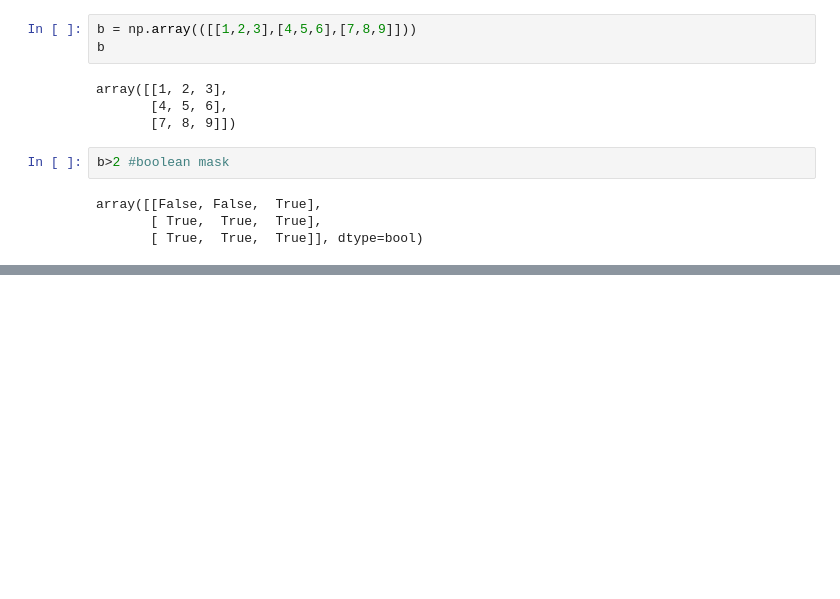
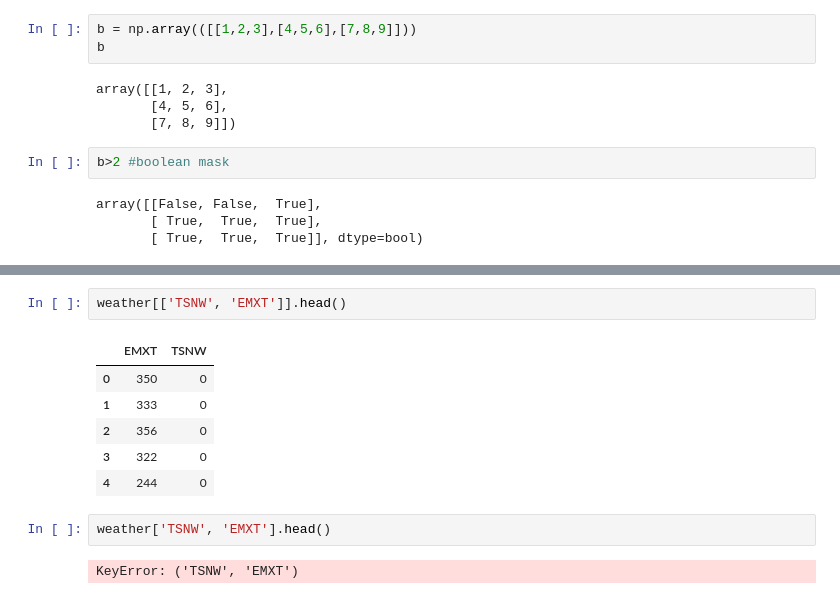
Before and after one commit to GCDigitalFellows/gcdrb_sessions, a Jupyter notebook: science.ipynb, the cells around one changed output, grey strips where cells are left out. Saved outputs shown, nothing was run; the diff lists cells and outputs as text; blank space fills up the shorter version.

```diff
--- a/science.ipynb
+++ b/science.ipynb
@@ -91,0 +139,13 @@ array([3, 4, 5, 6, 7, 8, 9])
+# %%
+weather[['TSNW', 'EMXT']].head()
+# %% [output]
+|  | EMXT | TSNW |
+| 0 | 350 | 0 |
+| 1 | 333 | 0 |
+| 2 | 356 | 0 |
+| 3 | 322 | 0 |
+| 4 | 244 | 0 |
+# %%
+weather['TSNW', 'EMXT'].head()
+# %% [output]
+KeyError: ('TSNW', 'EMXT')
```
Also changed, not shown: parts of 17 cells of this notebook.
